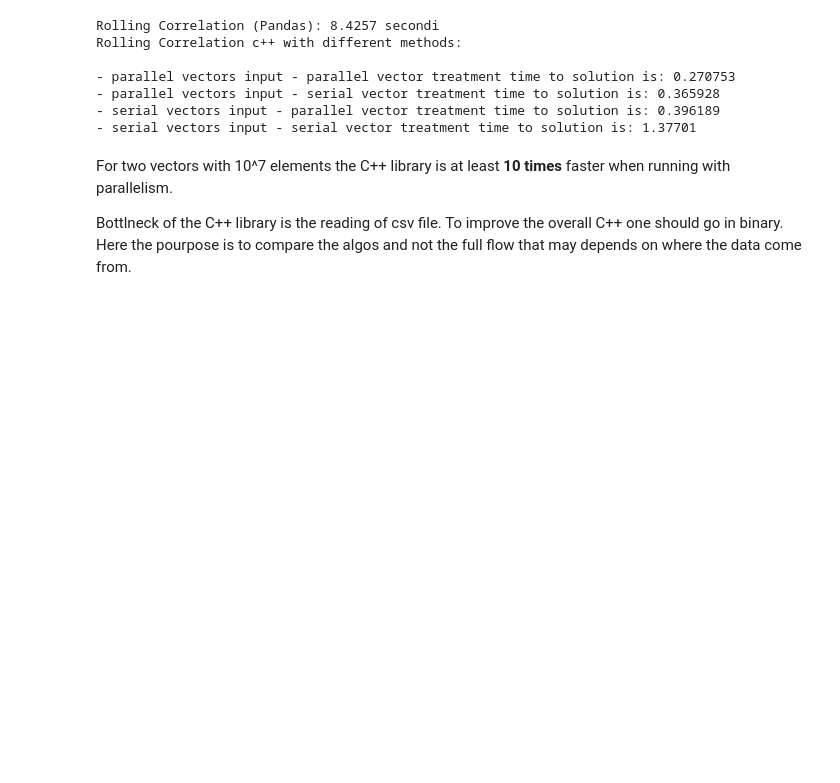
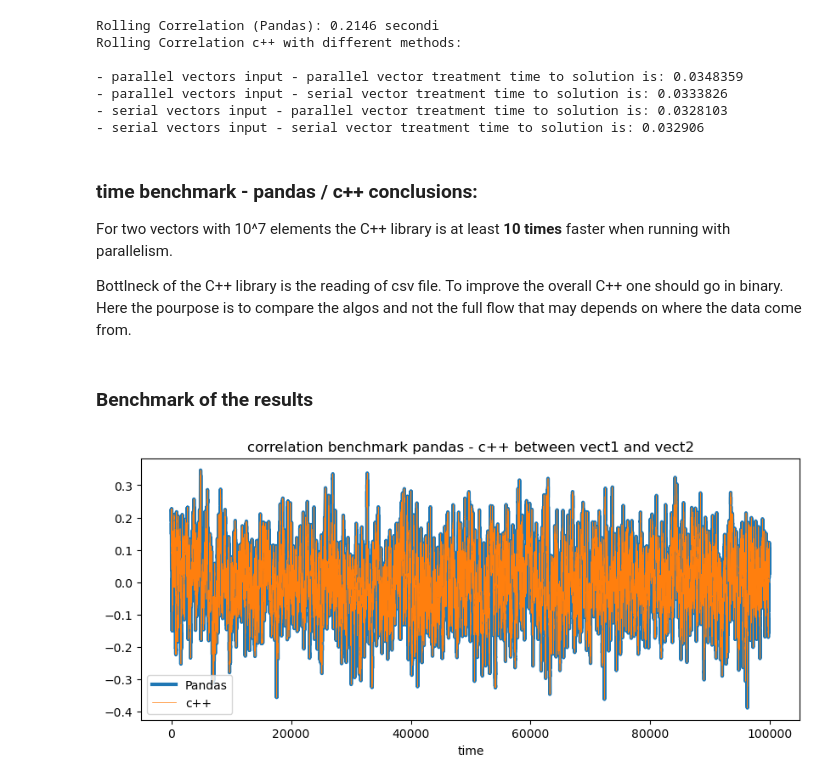
Before and after one commit to giovadg/statistic-parallel-opt, a Jupyter notebook: compare_timings.ipynb, the cells around one changed output. Saved outputs shown, nothing was run; the diff lists cells and outputs as text; code cells hidden in the pictures; blank space fills up the shorter version.

Commit message:
modify nootebook and compare correlation

```diff
--- a/compare_timings.ipynb
+++ b/compare_timings.ipynb
@@ -31,32 +38,56 @@ for ii in range(2):
 import time
 window_size = 100
 start_pd = time.perf_counter()
-rolling_corr = vect[0].rolling(window=window_size).mean
-rolling_corr = vect[1].rolling(window=window_size).mean
-rolling_corr = vect[0].rolling(window=window_size).corr(vect[1])
+rolling_mean         = vect.rolling(window=window_size).mean()
+rolling_corr         = vect.rolling(window=window_size).corr()
 end_pd = time.perf_counter()
 print(f"Rolling Correlation (Pandas): {end_pd - start_pd:.4f} secondi")
 
-N_threads = 4
+N_threads = 1
 if (read_csv_cpp):
-    vect.to_csv("file.csv", sep=';', index=False, header=False)
-    !.\stats_multithread.exe path=.\file.csv w={window_size} num_threads={N_threads} >stdout
+    vect.to_csv("file.csv", sep=";", index=False, header=False, float_format="%.17g")
+    !.\test.exe path=.\file.csv w={window_size} num_threads={N_threads} >stdout
 else:
-    !.\stats_multithread.exe n={vect.shape[0]} w={window_size} num_threads={N_threads} >stdout
+    !.\test.exe n_vect={N_vect} n={vect.shape[0]} w={window_size} num_threads={N_threads} >stdout
 
 df = pd.read_csv("timing.csv", sep=";")
 print("Rolling Correlation c++ with different methods:\n")
 for ii in range(df.shape[0]):
     print("- "+df.loc[ii,"method"] + " time to solution is: "+ str(df.loc[ii,"time"]))
 # %% [output]
-Rolling Correlation (Pandas): 8.4257 secondi
+Rolling Correlation (Pandas): 0.2146 secondi
 Rolling Correlation c++ with different methods:
 
-- parallel vectors input - parallel vector treatment time to solution is: 0.270753
-- parallel vectors input - serial vector treatment time to solution is: 0.365928
-- serial vectors input - parallel vector treatment time to solution is: 0.396189
-- serial vectors input - serial vector treatment time to solution is: 1.37701
+- parallel vectors input - parallel vector treatment time to solution is: 0.0348359
+- parallel vectors input - serial vector treatment time to solution is: 0.0333826
+- serial vectors input - parallel vector treatment time to solution is: 0.0328103
+- serial vectors input - serial vector treatment time to solution is: 0.032906
 # %% [markdown]
+### time benchmark - pandas / c++ conclusions:
 For two vectors with 10^7 elements the C++ library is at least **10 times** faster when running with parallelism.
 
 Bottlneck of the C++ library is the reading of csv file. To improve the overall C++ one should go in binary. Here the pourpose is to compare the algos and not the full flow that may depends on where the data come from.
+# %% [markdown]
+### Benchmark of the results
+# %%
+fname = "correlation.bin"
+with open(fname, "rb") as f:
+    n_vect  = int(np.fromfile(f, dtype=np.int32, count=1)[0])
+    n_vect2 = int(np.fromfile(f, dtype=np.int32, count=1)[0])
+    n_el    = int(np.fromfile(f, dtype=np.uint64, count=1)[0])
+
+    assert n_vect == n_vect2
+
+    data = np.fromfile(f, count=n_vect * n_vect * n_el )
+
+corr = data.reshape((n_vect, n_vect, n_el))
+
+if read_csv_cpp: # it makes sense only if using the same data
+    plt.figure(figsize=(10,4))
+    plt.plot(rolling_corr.loc[(slice(window_size-1, None), "0"), "1"].values,linewidth=3.0,label="Pandas")
+    plt.plot(corr[0,1,:],linewidth=0.5,label="c++")
+    plt.xlabel("time")
+    plt.title("correlation benchmark pandas - c++ between vect1 and vect2");
+    plt.legend()
+# %% [output]
+[figure, added]
```
Also changed, not shown: parts of 7 cells of this notebook.
